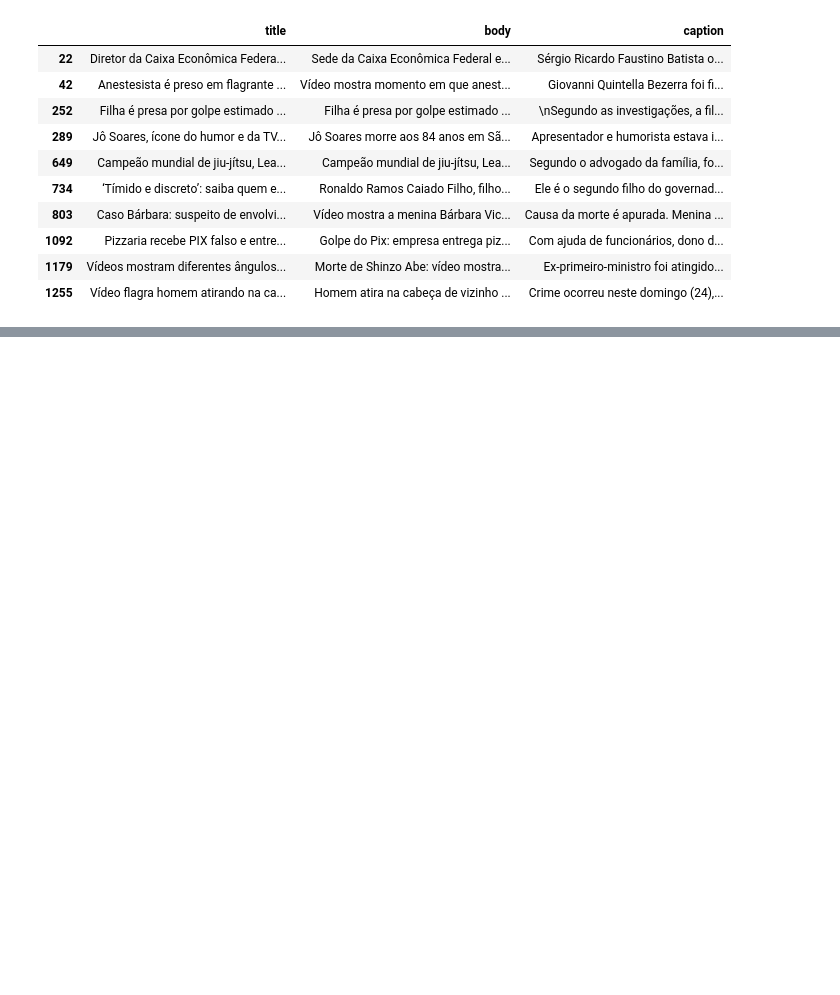
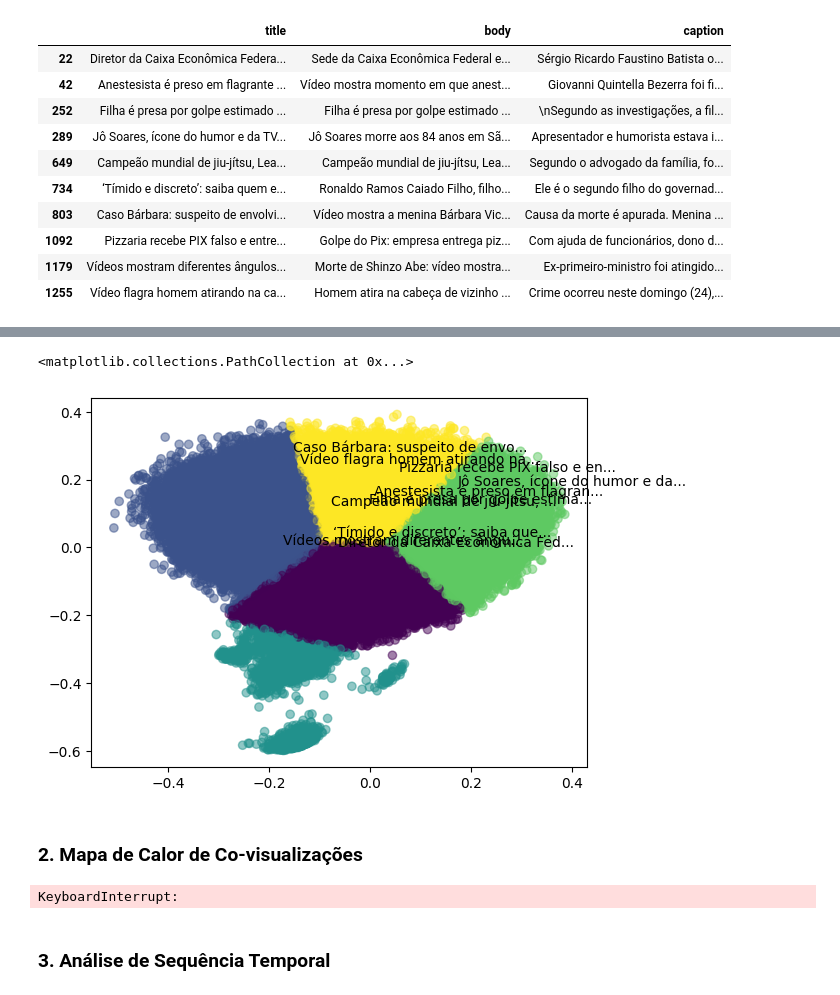
Before and after one commit to gmferratti/ML_Engineer_Datathon, a Jupyter notebook: notebooks/mauricio/eda.ipynb, the cells around one changed output, grey strips where cells are left out. Drawn from its saved outputs; the diff is of its cells as text; code cells hidden in the pictures; blank space fills up the shorter version.

```diff
--- a/notebooks/mauricio/eda.ipynb
+++ b/notebooks/mauricio/eda.ipynb
@@ -250,0 +706,45 @@ Name: count, dtype: int64
+# %%
+# Adicionar rótulos para as notícias mais populares
+for idx, (x, y) in enumerate(news_2d[mask]):
+    plt.annotate(df_itens.loc[mask, 'title'].iloc[idx][:30] + '...',
+                (x, y), xytext=(5, 5), textcoords='offset points')
+
+# Colorir por categorias ou tópicos
+from sklearn.cluster import KMeans
+clusters = KMeans(n_clusters=5).fit_predict(news_2d)
+plt.scatter(news_2d[:, 0], news_2d[:, 1], c=clusters, alpha=0.5)
+# %% [output]
+<matplotlib.collections.PathCollection at 0x...>
+[figure, added]
+# %% [markdown]
+### 2. Mapa de Calor de Co-visualizações
+# %%
+# Criar matriz de co-visualização (quais notícias são lidas juntas)
+def create_coview_matrix(df, top_n=100):
+    # Pegar top N notícias mais populares
+    top_news = df['historyId'].value_counts().head(top_n).index
+
+    # Criar matriz de co-visualizações
+    coviews = np.zeros((top_n, top_n))
+
+    # Para cada usuário
+    for user in df['userId'].unique():
+        user_news = df[df['userId'] == user]['historyId']
+        user_news = user_news[user_news.isin(top_news)]
+
+        # Incrementar co-visualizações
+        for i, news1 in enumerate(top_news):
+            for j, news2 in enumerate(top_news):
+                if news1 in user_news.values and news2 in user_news.values:
+                    coviews[i, j] += 1
+
+    return coviews, top_news
+
+coviews, top_news = create_coview_matrix(df)
+plt.figure(figsize=(15, 15))
+sns.heatmap(coviews, xticklabels=False, yticklabels=False)
+plt.title('Mapa de Calor de Co-visualizações')
+# %% [output]
+KeyboardInterrupt:
+# %% [markdown]
+### 3. Análise de Sequência Temporal
```
Also changed, not shown: parts of 27 cells of this notebook, 1 other file.
